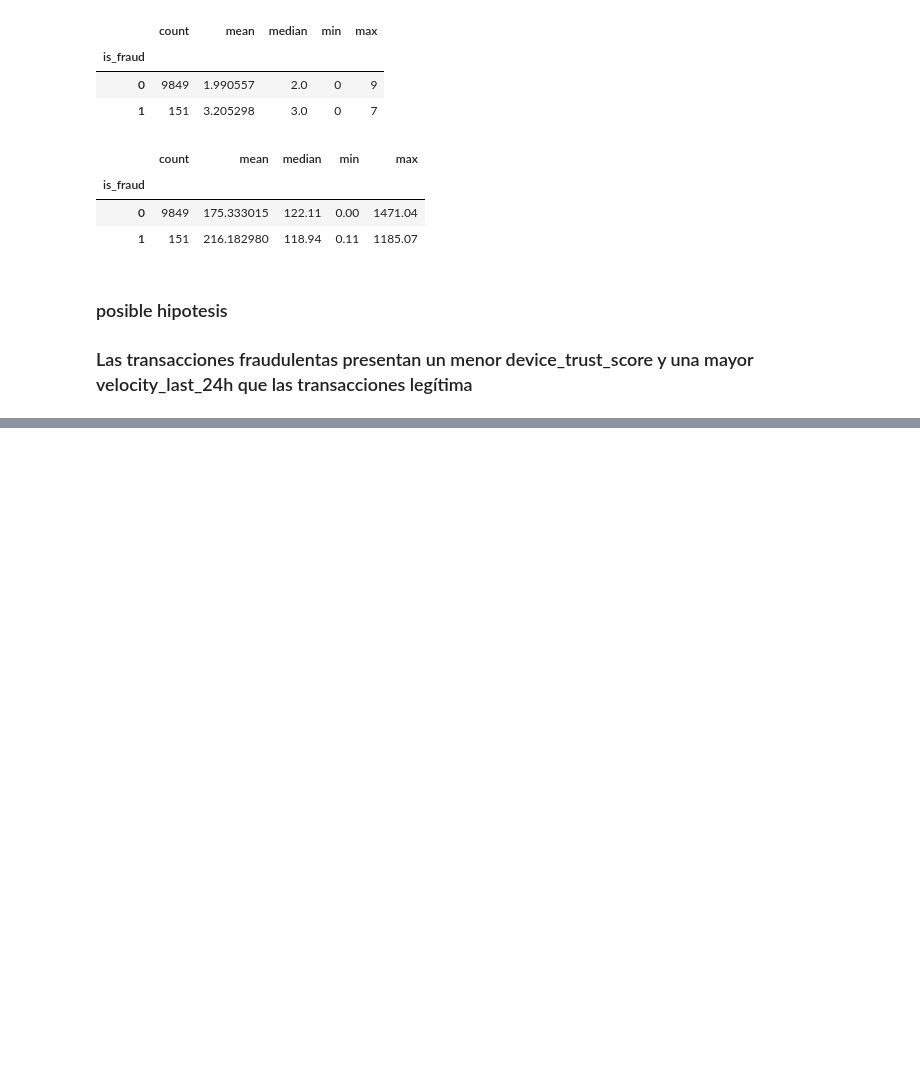
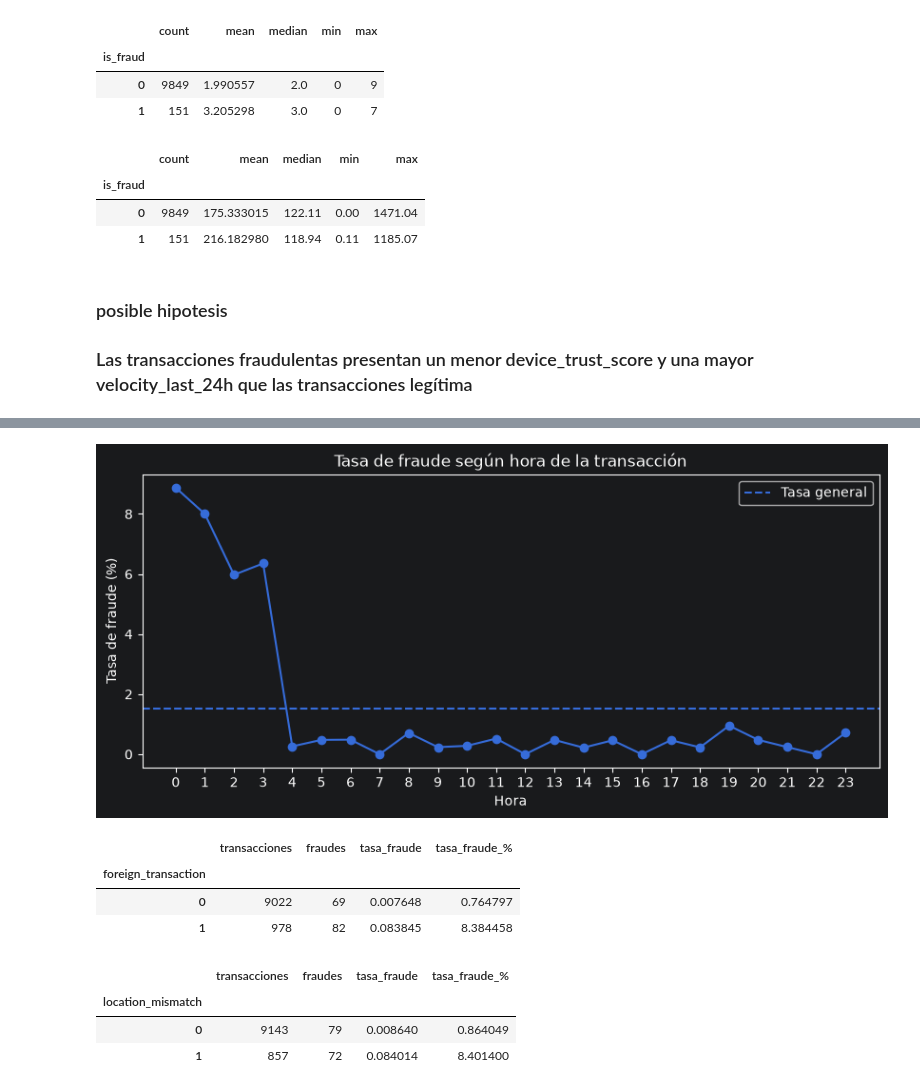
Before and after one commit to Aideth3006/-S100_Equipo8_ParteI, a Jupyter notebook: S100_Equipo8_ParteI.ipynb, the cells around one changed output, grey strips where cells are left out. Saved outputs shown, nothing was run; the diff lists cells and outputs as text; code cells hidden in the pictures; blank space fills up the shorter version.

```diff
--- a/S100_Equipo8_ParteI.ipynb
+++ b/S100_Equipo8_ParteI.ipynb
@@ -229,0 +282,15 @@ df.groupby("is_fraud")["amount"].agg([
+# %%
+fraude_hora = (
+    df.groupby("transaction_hour")["is_fraud"]
+      .agg(
+          transacciones="count",
+          fraudes="sum",
+          tasa_fraude="mean"
+      )
+)
+
+fraude_hora["tasa_fraude_%"] = (
+    fraude_hora["tasa_fraude"] * 100
+)
+
+fraude_hora
@@ -229,0 +316,64 @@ df.groupby("is_fraud")["amount"].agg([
+# %%
+plt.figure(figsize=(10, 4))
+
+plt.plot(
+    fraude_hora.index,
+    fraude_hora["tasa_fraude_%"],
+    marker="o"
+)
+
+plt.axhline(
+    tasa_base,
+    linestyle="--",
+    label="Tasa general"
+)
+
+plt.title("Tasa de fraude según hora de la transacción")
+plt.xlabel("Hora")
+plt.ylabel("Tasa de fraude (%)")
+plt.xticks(range(24))
+plt.legend()
+
+plt.show()
+# %% [output]
+[figure, added]
+# %%
+fraude_internacional = (
+    df.groupby("foreign_transaction")["is_fraud"]
+      .agg(
+          transacciones="count",
+          fraudes="sum",
+          tasa_fraude="mean"
+      )
+)
+
+fraude_internacional["tasa_fraude_%"] = (
+    fraude_internacional["tasa_fraude"] * 100
+)
+
+fraude_internacional
+# %% [output]
+|  | transacciones | fraudes | tasa_fraude | tasa_fraude_% |
+| foreign_transaction |  |  |  |  |
+| 0 | 9022 | 69 | 0.007648 | 0.764797 |
+| 1 | 978 | 82 | 0.083845 | 8.384458 |
+# %%
+fraude_ubicacion = (
+    df.groupby("location_mismatch")["is_fraud"]
+      .agg(
+          transacciones="count",
+          fraudes="sum",
+          tasa_fraude="mean"
+      )
+)
+
+fraude_ubicacion["tasa_fraude_%"] = (
+    fraude_ubicacion["tasa_fraude"] * 100
+)
+
+fraude_ubicacion
+# %% [output]
+|  | transacciones | fraudes | tasa_fraude | tasa_fraude_% |
+| location_mismatch |  |  |  |  |
+| 0 | 9143 | 79 | 0.008640 | 0.864049 |
+| 1 | 857 | 72 | 0.084014 | 8.401400 |
```
Also changed, not shown: parts of 5 cells of this notebook.
